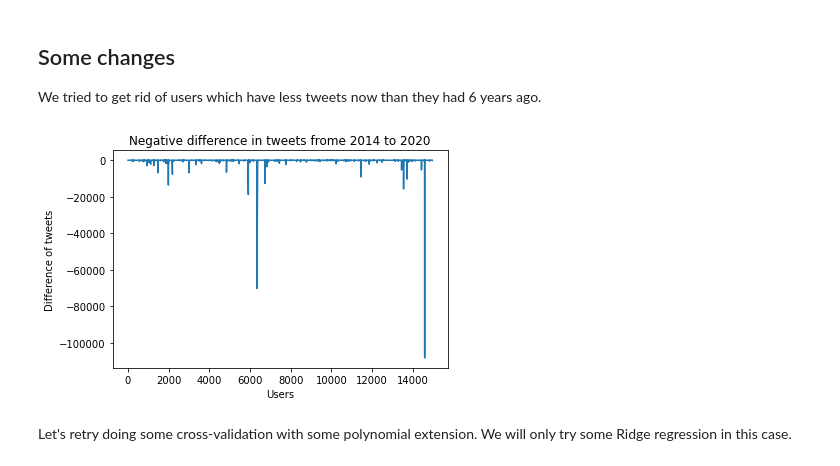
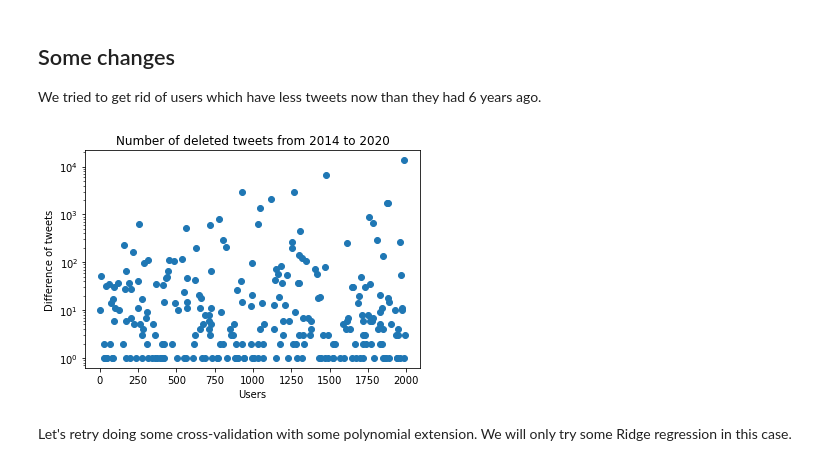
Before and after one commit to epfl-ada/ada-2020-project-milestone-p3-p3_kali, a Jupyter notebook: P4.ipynb, the cells around one changed output. Drawn from its saved outputs; the diff is of its cells as text; code cells hidden in the pictures.

```diff
--- a/P4.ipynb
+++ b/P4.ipynb
@@ -462,13 +468,16 @@ In both cases, results are really bad, it seems it is not easy to predict user's
 
 We tried to get rid of users which have less tweets now than they had 6 years ago.
 # %%
-active_users[active_users['diff_tweet'] < 0]['diff_tweet'].plot()
-plt.title('Negative difference in tweets frome 2014 to 2020')
+del_tweets = pd.Series(active_users[active_users['diff_tweet'] < 0].diff_tweet * -1)
+del_tweets = del_tweets.reindex(np.arange(0, del_tweets.size))
+plt.scatter(x = del_tweets.index, y = del_tweets)
+plt.title('Number of deleted tweets from 2014 to 2020')
 plt.xlabel('Users')
 plt.ylabel('Difference of tweets')
+plt.yscale('log')
 plt.savefig('DiffTweets.png')
 # %% [output]
-[figure, old version]
+[figure, new version]
 # %%
 positive_tweets = active_users[active_users['diff_tweet'] >= 0]
 # %%
```
Also changed, not shown: parts of 7 cells of this notebook, 1 other file.
